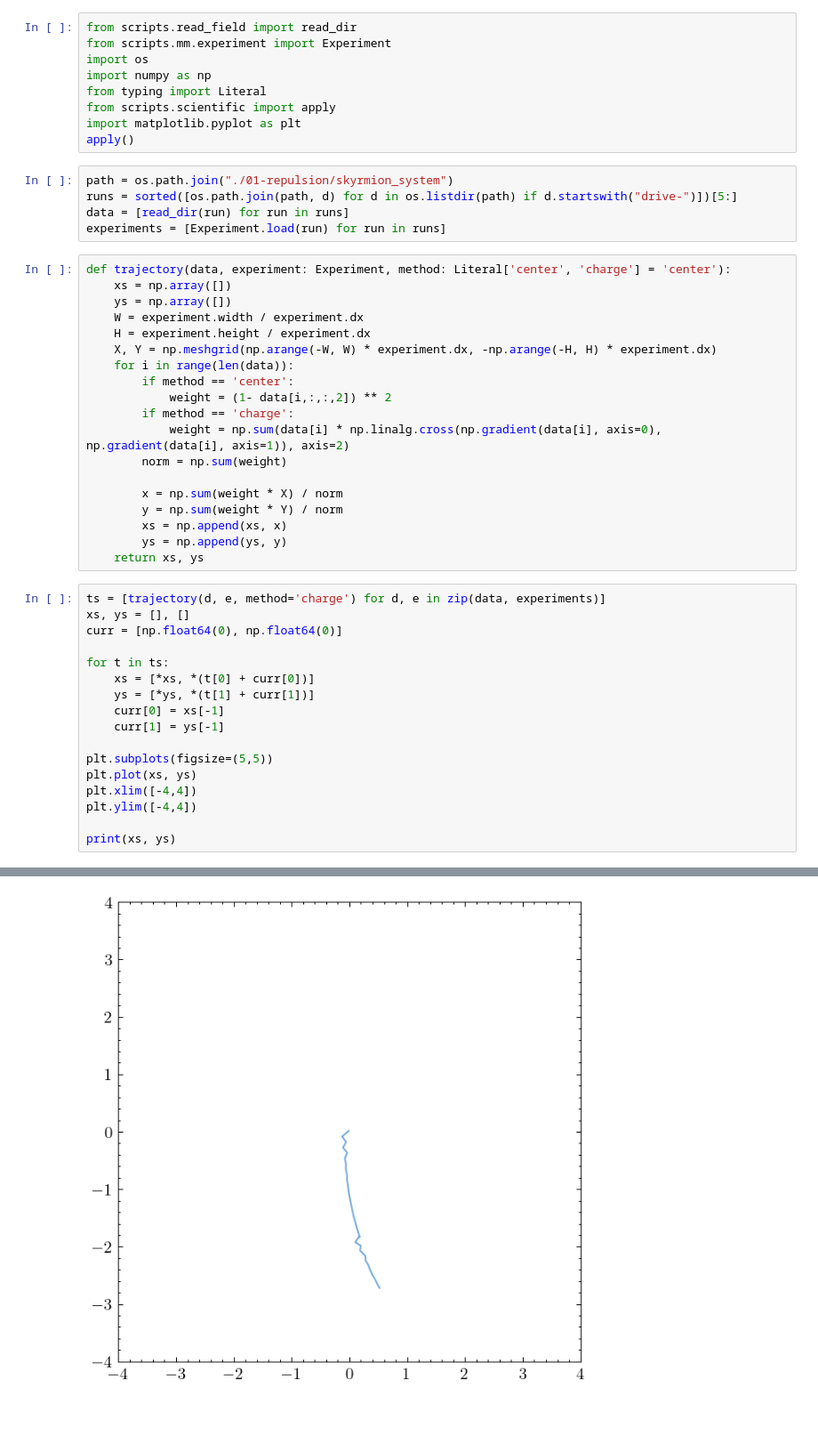
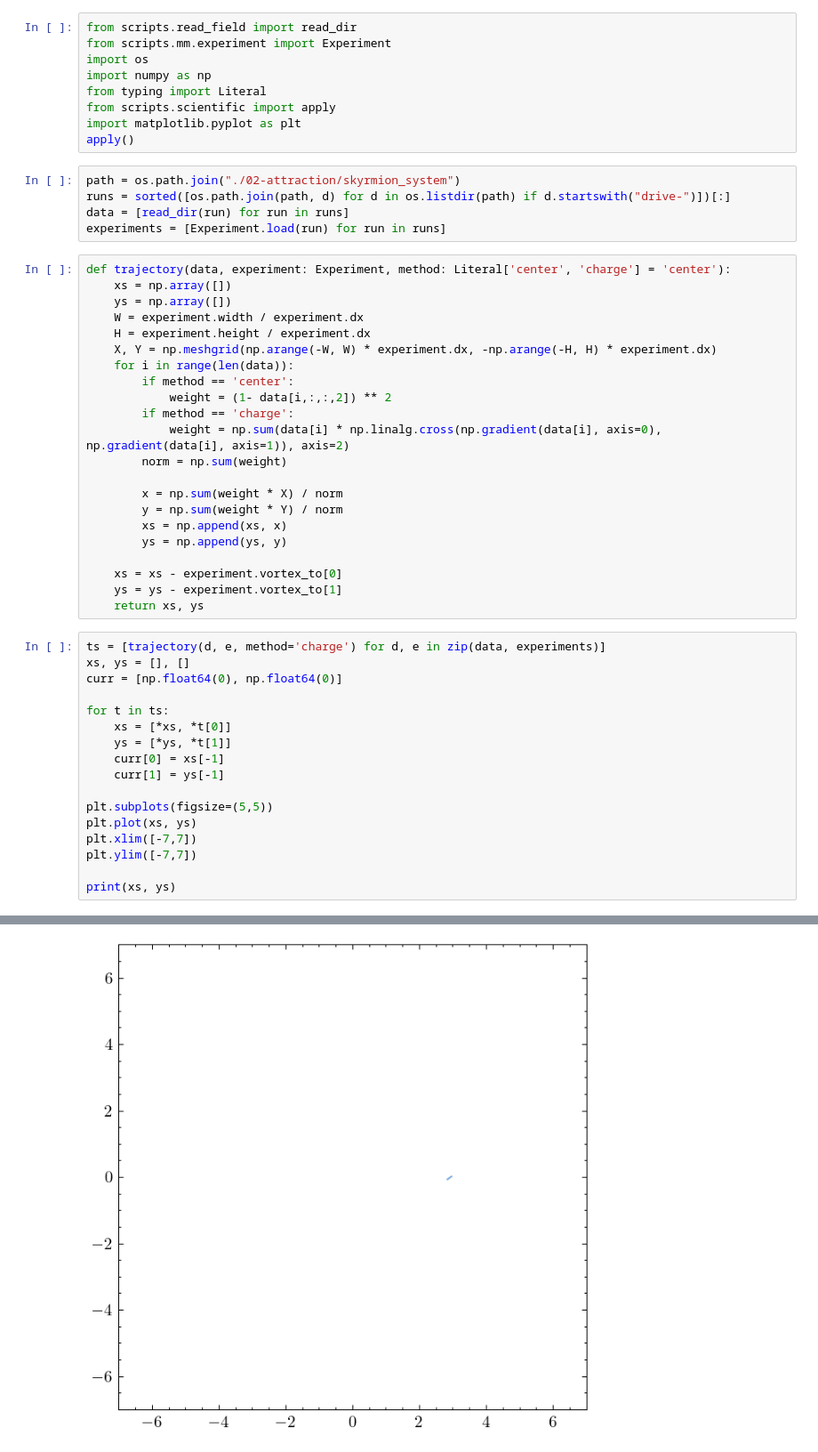
Before and after one commit to nazar-si/skyrmion-v2, a Jupyter notebook: trajectory.ipynb, the cells around one changed output, grey strips where cells are left out. Shown at 89% size. Saved outputs shown, nothing was run; the diff lists cells and outputs as text; blank space fills up the shorter version.

```diff
--- a/trajectory.ipynb
+++ b/trajectory.ipynb
@@ -8,8 +8,8 @@ from scripts.scientific import apply
 import matplotlib.pyplot as plt
 apply()
 # %%
-path = os.path.join("./01-repulsion/skyrmion_system")
-runs = sorted([os.path.join(path, d) for d in os.listdir(path) if d.startswith("drive-")])[5:]
+path = os.path.join("./02-attraction/skyrmion_system")
+runs = sorted([os.path.join(path, d) for d in os.listdir(path) if d.startswith("drive-")])[:]
 data = [read_dir(run) for run in runs]
 experiments = [Experiment.load(run) for run in runs]
 # %%
@@ -30,6 +30,9 @@ def trajectory(data, experiment: Experiment, method: Literal['center', 'charge']
         y = np.sum(weight * Y) / norm
         xs = np.append(xs, x)
         ys = np.append(ys, y)
+
+    xs = xs - experiment.vortex_to[0]
+    ys = ys - experiment.vortex_to[1]
     return xs, ys
 # %%
 ts = [trajectory(d, e, method='charge') for d, e in zip(data, experiments)]
@@ -37,15 +40,15 @@ xs, ys = [], []
 curr = [np.float64(0), np.float64(0)]
 
 for t in ts:
-    xs = [*xs, *(t[0] + curr[0])]
-    ys = [*ys, *(t[1] + curr[1])]
+    xs = [*xs, *t[0]]
+    ys = [*ys, *t[1]]
     curr[0] = xs[-1]
     curr[1] = ys[-1]
 
 plt.subplots(figsize=(5,5))
 plt.plot(xs, ys)
-plt.xlim([-4,4])
-plt.ylim([-4,4])
+plt.xlim([-7,7])
+plt.ylim([-7,7])
 
 print(xs, ys)
 # %% [output]
@@ -53,2 +56,2 @@ print(xs, ys)
-[figure, old version]
+[figure, new version]
 # %%
```
Also changed, not shown: parts of 2 cells of this notebook, 20 other files.
